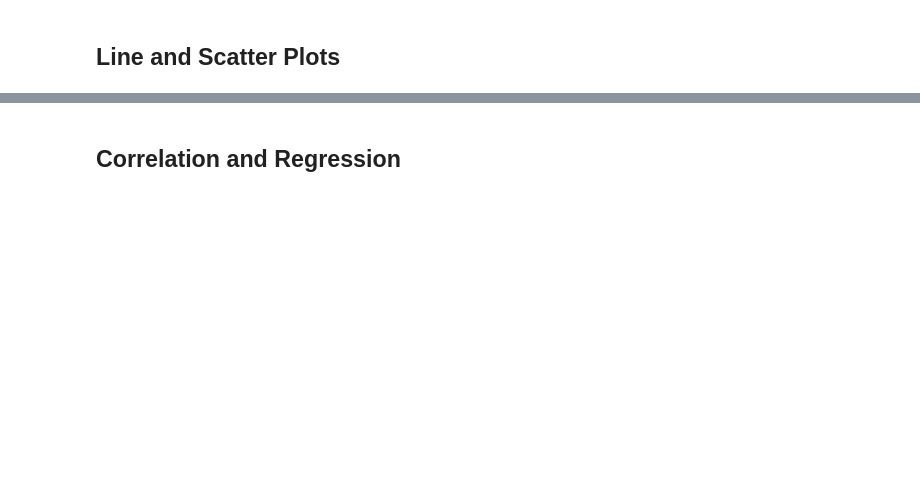
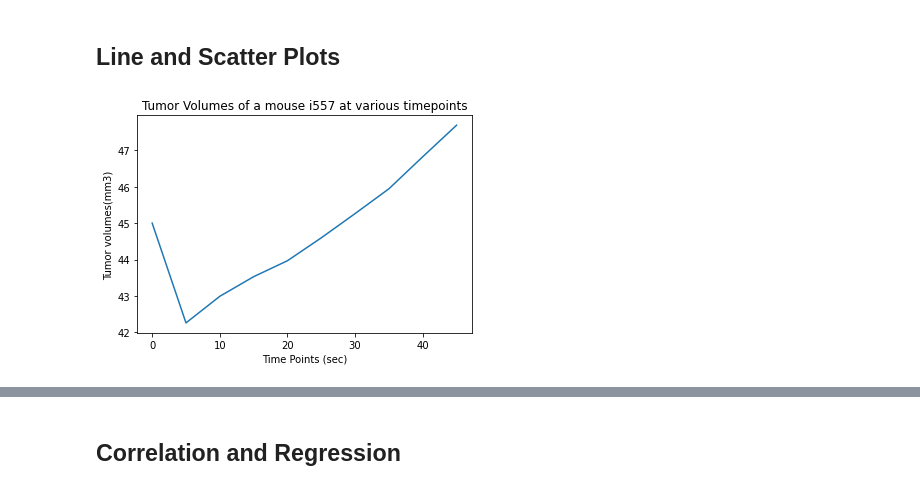
Before and after one commit to prathibha02/Matplotlib-Challenge, a Jupyter notebook: pymaceuticals.ipynb, the cells around one changed output, grey strips where cells are left out. Drawn from its saved outputs; the diff is of its cells as text; code cells hidden in the pictures; blank space fills up the shorter version.

```diff
--- a/pymaceuticals.ipynb
+++ b/pymaceuticals.ipynb
@@ -390,0 +506,18 @@ Name: Sex, dtype: int64
+# %%
+# Generate a line plot of tumor volume vs. time point for a mouse treated with Capomulin
+cleaned_mouse_study_capomulin = cleaned_mouse_study.loc[cleaned_mouse_study["Drug Regimen"] == "Capomulin"]
+
+cleaned_mouse_study_capomulin
+
+# # Get the data for a mouse with ID i557
+cleaned_amouse_capomulin = cleaned_mouse_study_capomulin.loc[cleaned_mouse_study_capomulin["Mouse ID"] == "i557"]
+cleaned_amouse_capomulin
+
+# Plot the line
+plt.title("Tumor Volumes of a mouse i557 at various timepoints")
+plt.ylabel("Tumor volumes(mm3)")
+plt.xlabel("Time Points (sec)")
+plt.plot(cleaned_amouse_capomulin["Timepoint"], cleaned_amouse_capomulin["Tumor Volume (mm3)"])
+plt.show()
+# %% [output]
+[figure, added]
```
Also changed, not shown: parts of 16 cells of this notebook, 1 other file.
